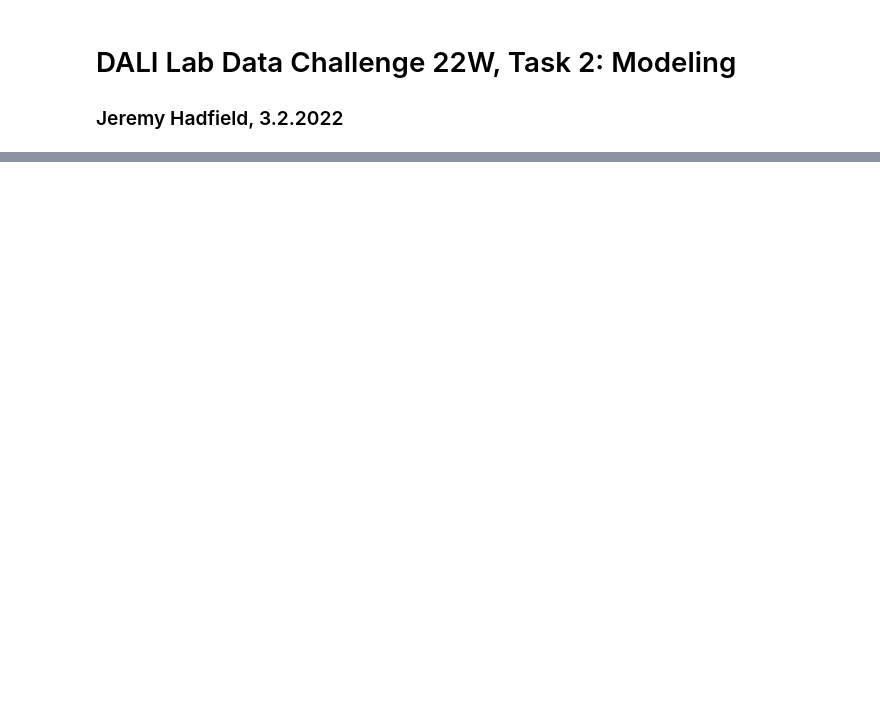
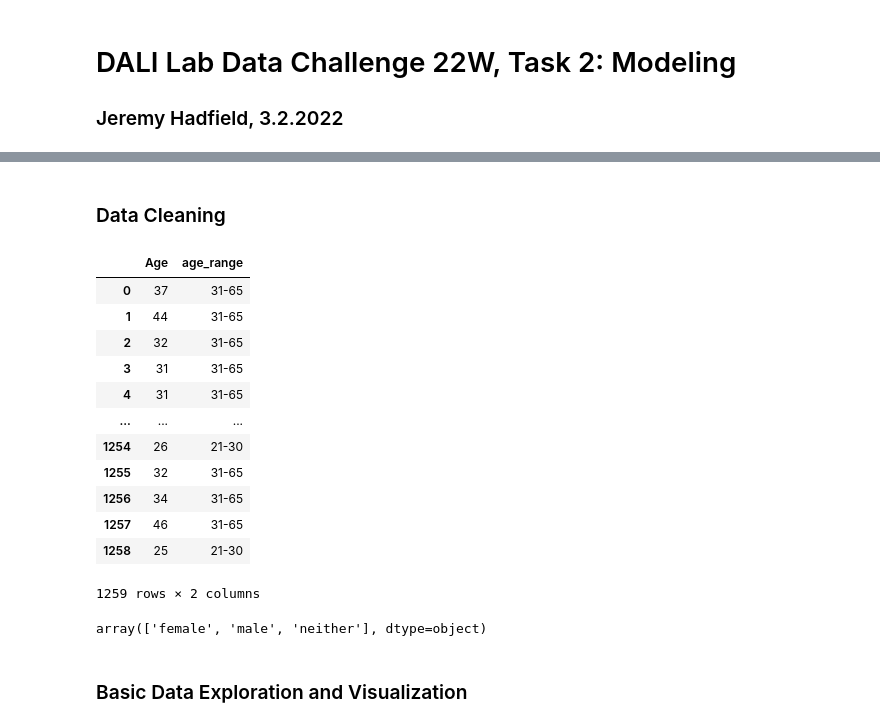
Before and after one commit to jerhadf/data_challenge_22w, a Jupyter notebook: code/02_modeling.ipynb, the cells around one changed output, grey strips where cells are left out. Saved outputs shown, nothing was run; the diff lists cells and outputs as text; code cells hidden in the pictures; blank space fills up the shorter version.

```diff
--- a/code/02_modeling.ipynb
+++ b/code/02_modeling.ipynb
@@ -25,0 +83,2 @@ df.head()
+# %% [markdown]
+### Data Cleaning
@@ -25,0 +88,75 @@ df.head()
+# %%
+# replace empty or missing values with default values for each data type
+default_int = 0
+default_str = 'NaN'
+default_float = 0.0
+
+# create lists of columns by data type
+dtype_list = mh_df.columns.to_series().groupby(mh_df.dtypes).groups
+dtype_dict = {k.name: v for k, v in dtype_list.items()}
+int_features = list(dtype_dict['int64'])
+str_features = list(dtype_dict['object'])
+
+# replace missing values with defaults
+for feature in mh_df:
+    if feature in int_features:
+        mh_df[feature] = mh_df[feature].fillna(default_int)
+    elif feature in str_features:
+        mh_df[feature] = mh_df[feature].fillna(default_str)
+    else:
+        print(f'Error: Feature {feature} not recognized')
+# %%
+# clean and fill missing values in the Age column
+# complete missing Age data with the median age
+mh_df['Age'].fillna(mh_df['Age'].median(), inplace = True)
+
+# replace outlier ages (<18 or >100) with minimum and maximum values
+mh_df['Age'][mh_df['Age'] < 18] = 18
+mh_df['Age'][mh_df['Age'] > 100] = 100
+
+# create column for age groups
+mh_df['age_range'] = pd.cut(mh_df['Age'], [0,20,30,65,100],
+                            labels=["0-20", "21-30", "31-65", "66-100"], include_lowest=True)
+
+# validate the data cleaning
+mh_df[['Age', 'age_range']]
+# %% [output]
+|  | Age | age_range |
+| 0 | 37 | 31-65 |
+| 1 | 44 | 31-65 |
+| 2 | 32 | 31-65 |
+| 3 | 31 | 31-65 |
+| 4 | 31 | 31-65 |
+| ... | ... | ... |
+| 1254 | 26 | 21-30 |
+| 1255 | 32 | 31-65 |
+| 1256 | 34 | 31-65 |
+| 1257 | 46 | 31-65 |
+| 1258 | 25 | 21-30 |
+1259 rows × 2 columns
+# %%
+# clean the Gender column
+gender = mh_df['Gender'].str.lower() # lowercase all elements
+gender = gender.unique() # get list of unique values
+
+# create gender groups for all the different responses
+male_str = ["male", "m", "male-ish", "maile", "mal", "male (cis)", "make", "male ", "man","msle", "mail", "malr","cis man", "Cis Male", "cis male"]
+female_str = ["cis female", "f", "female", "woman",  "femake", "female ","cis-female/femme", "female (cis)", "femail"]
+neither_str = ["trans-female", "something kinda male?", "queer/she/they", "non-binary","nah", "all", "enby", "fluid", "genderqueer", "androgyne", "agender", "male leaning androgynous", "guy (-ish) ^_^", "trans woman", "neuter", "female (trans)", "queer", "ostensibly male, unsure what that really means", "a little about you", 'p']
+
+# loop through all the gender values and replace with overall gender categories
+for (row, col) in mh_df.iterrows():
+
+    if str.lower(col.Gender) in male_str:
+        mh_df['Gender'].replace(to_replace=col.Gender, value='male', inplace=True)
+
+    if str.lower(col.Gender) in female_str:
+        mh_df['Gender'].replace(to_replace=col.Gender, value='female', inplace=True)
+
+    if str.lower(col.Gender) in neither_str:
+        mh_df['Gender'].replace(to_replace=col.Gender, value='neither', inplace=True)
+
+# verify this cleaning worked
+mh_df['Gender'].unique()
+# %% [output]
+array(['female', 'male', 'neither'], dtype=object)
@@ -25,0 +176,2 @@ df.head()
+# %% [markdown]
+### Basic Data Exploration and Visualization
```
Also changed, not shown: parts of 27 cells of this notebook, 2 other files.
